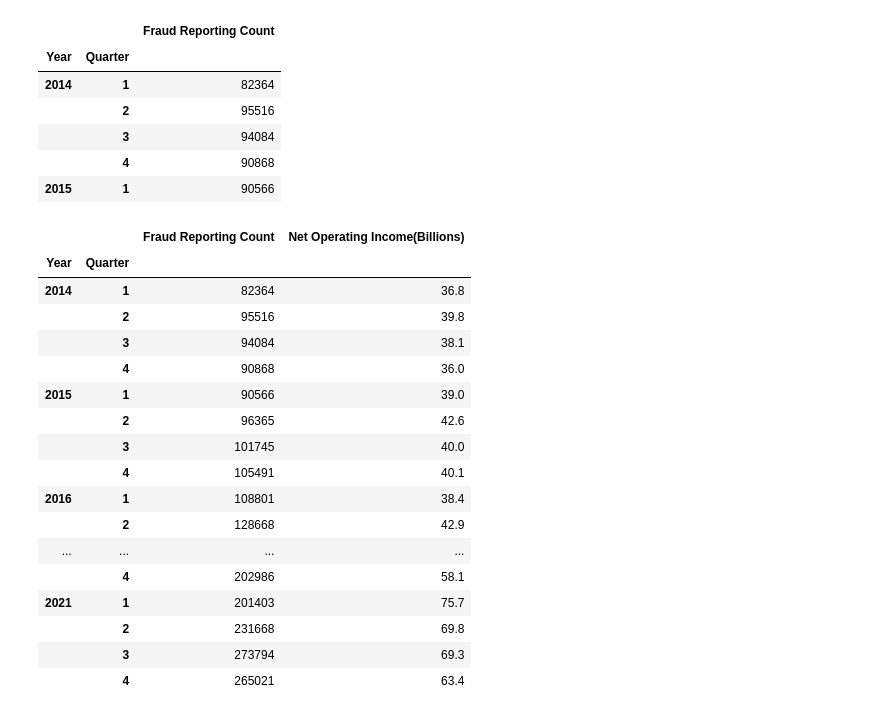
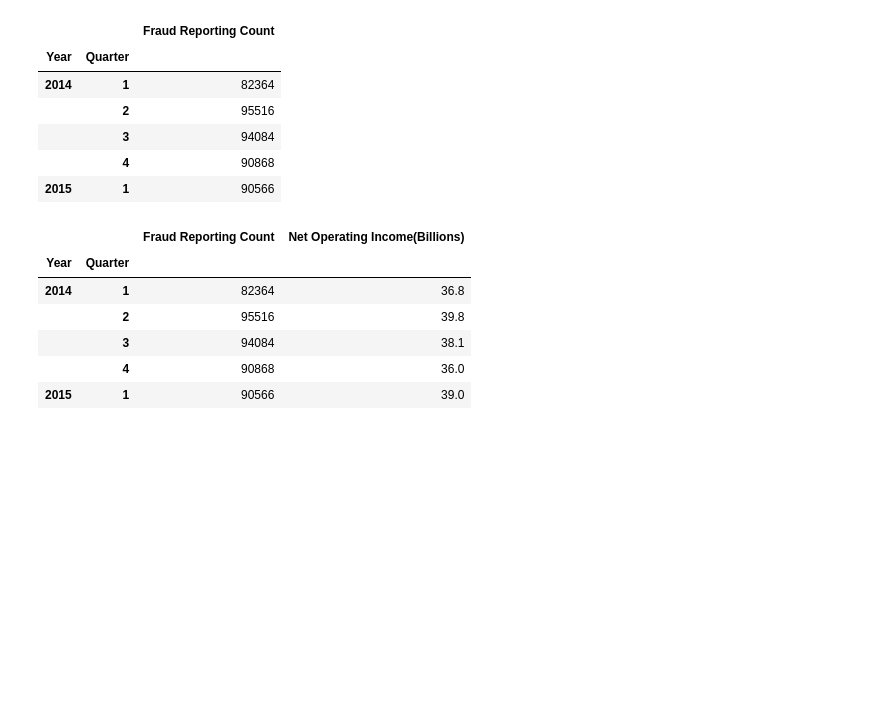
Before and after one commit to AkanSri/Project2, a Jupyter notebook: data.ipynb, the cells around one changed output. Cells and saved outputs as stored; diff of their text form; code cells hidden in the pictures; blank space fills up the shorter version.

```diff
--- a/data.ipynb
+++ b/data.ipynb
@@ -141,23 +161,12 @@ display(quarterly_fraud_reporting.head())
 | 2015 | 1 | 90566 |
 # %%
 grouped_data = quarterly_fraud_reporting.merge(quarterly_net_income, left_index=True, right_on=['Year','Quarter'])
-grouped_data
+grouped_data.head()
 # %% [output]
 |  |  | Fraud Reporting Count | Net Operating Income(Billions) |
 | Year | Quarter |  |  |
 | 2014 | 1 | 82364 | 36.8 |
 |  | 2 | 95516 | 39.8 |
 |  | 3 | 94084 | 38.1 |
 |  | 4 | 90868 | 36.0 |
 | 2015 | 1 | 90566 | 39.0 |
-|  | 2 | 96365 | 42.6 |
-|  | 3 | 101745 | 40.0 |
-|  | 4 | 105491 | 40.1 |
-| 2016 | 1 | 108801 | 38.4 |
-|  | 2 | 128668 | 42.9 |
-| ... | ... | ... | ... |
-|  | 4 | 202986 | 58.1 |
-| 2021 | 1 | 201403 | 75.7 |
-|  | 2 | 231668 | 69.8 |
-|  | 3 | 273794 | 69.3 |
-|  | 4 | 265021 | 63.4 |
```
Also changed, not shown: parts of 2 cells of this notebook, 1 other file.
